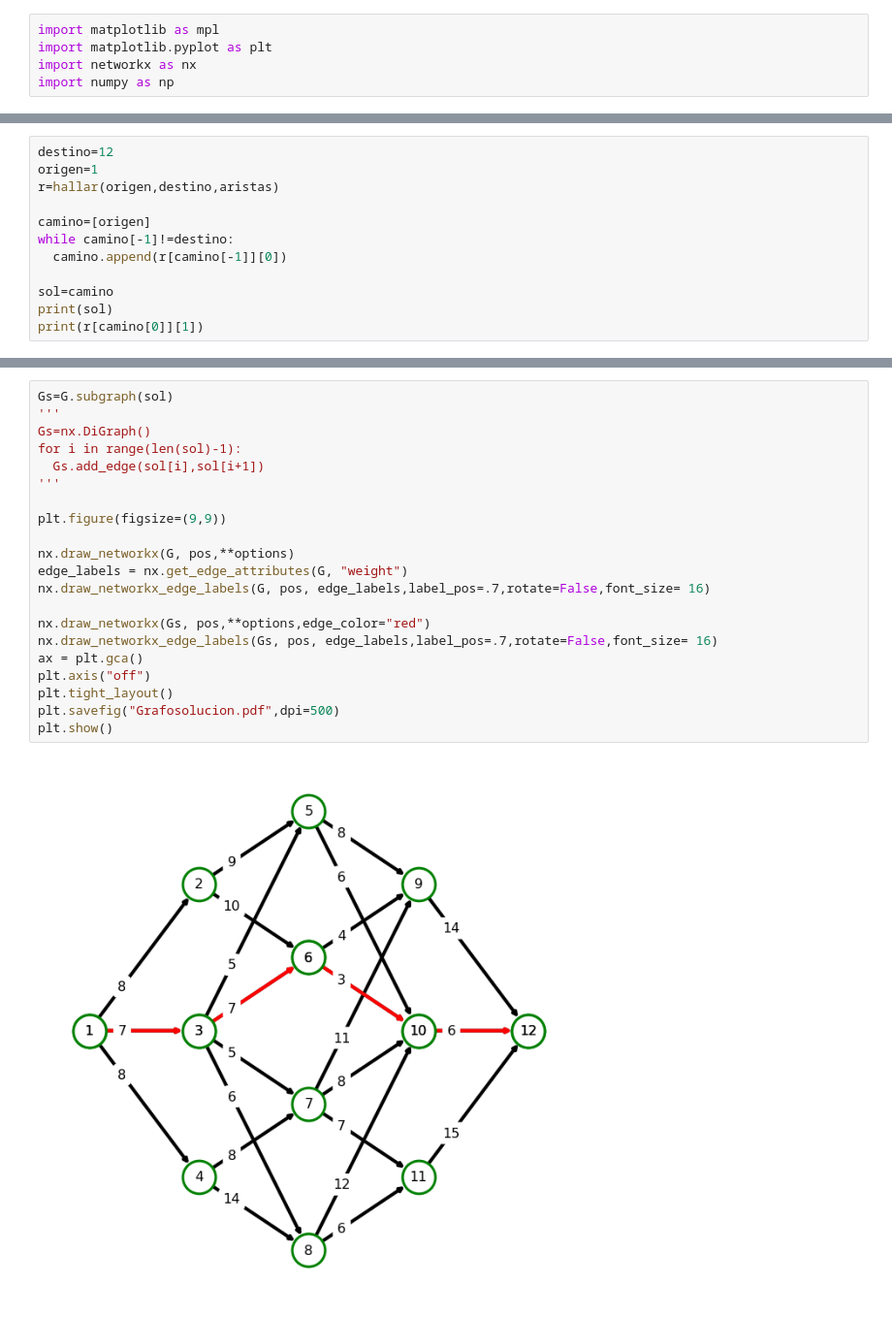
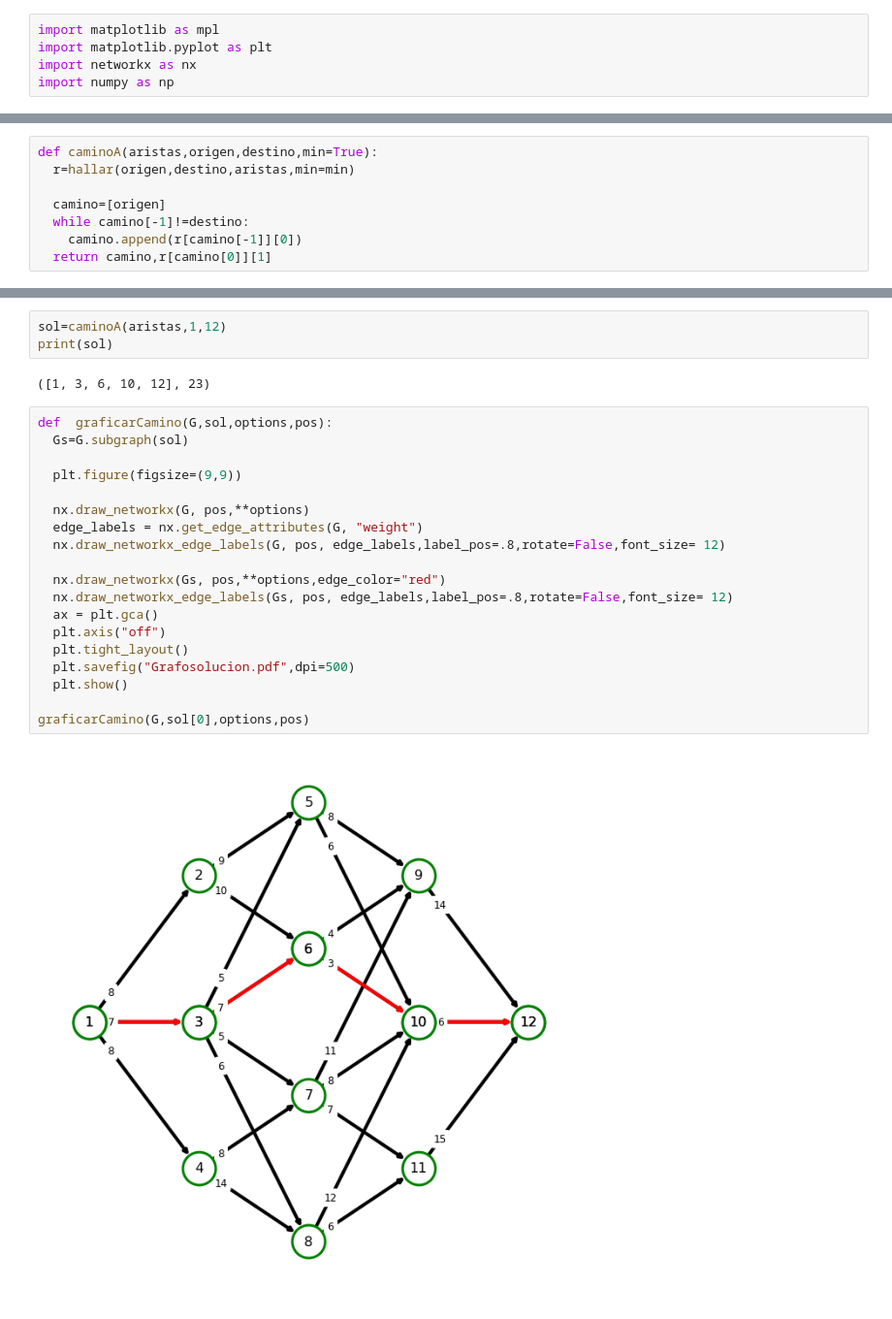
Before and after one commit to Michael-Jimenez-C/Investigaci-n-de-operaciones, a Jupyter notebook: Tarea5IO/PD_deterministica.ipynb, the cells around one changed output, grey strips where cells are left out. Shown: that part at 97% size. Drawn from its saved outputs; the diff is of its cells as text.

```diff
--- a/Tarea5IO/PD_deterministica.ipynb
+++ b/Tarea5IO/PD_deterministica.ipynb
@@ -89,12 +78,8 @@ def hallar(origen,destino,aristas,i=-1,r={}):
 # %%
-destino=12
-origen=1
-r=hallar(origen,destino,aristas)
+def caminoA(aristas,origen,destino,min=True):
+  r=hallar(origen,destino,aristas,min=min)
 
-camino=[origen]
-while camino[-1]!=destino:
-  camino.append(r[camino[-1]][0])
-
-sol=camino
-print(sol)
-print(r[camino[0]][1])
+  camino=[origen]
+  while camino[-1]!=destino:
+    camino.append(r[camino[-1]][0])
+  return camino,r[camino[0]][1]
@@ -104,23 +86,26 @@ print(r[camino[0]][1])
+# %%
+sol=caminoA(aristas,1,12)
+print(sol)
+# %% [output]
+([1, 3, 6, 10, 12], 23)
 # %%
-Gs=G.subgraph(sol)
-'''
-Gs=nx.DiGraph()
-for i in range(len(sol)-1):
-  Gs.add_edge(sol[i],sol[i+1])
-'''
+def  graficarCamino(G,sol,options,pos):
+  Gs=G.subgraph(sol)
 
-plt.figure(figsize=(9,9))
+  plt.figure(figsize=(9,9))
 
-nx.draw_networkx(G, pos,**options)
-edge_labels = nx.get_edge_attributes(G, "weight")
-nx.draw_networkx_edge_labels(G, pos, edge_labels,label_pos=.7,rotate=False,font_size= 16)
+  nx.draw_networkx(G, pos,**options)
+  edge_labels = nx.get_edge_attributes(G, "weight")
+  nx.draw_networkx_edge_labels(G, pos, edge_labels,label_pos=.8,rotate=False,font_size= 12)
 
-nx.draw_networkx(Gs, pos,**options,edge_color="red")
-nx.draw_networkx_edge_labels(Gs, pos, edge_labels,label_pos=.7,rotate=False,font_size= 16)
-ax = plt.gca()
-plt.axis("off")
-plt.tight_layout()
-plt.savefig("Grafosolucion.pdf",dpi=500)
-plt.show()
+  nx.draw_networkx(Gs, pos,**options,edge_color="red")
+  nx.draw_networkx_edge_labels(Gs, pos, edge_labels,label_pos=.8,rotate=False,font_size= 12)
+  ax = plt.gca()
+  plt.axis("off")
+  plt.tight_layout()
+  plt.savefig("Grafosolucion.pdf",dpi=500)
+  plt.show()
+
+graficarCamino(G,sol[0],options,pos)
 # %% [output]
-[figure, old version]
+[figure, new version]
```
Also changed, not shown: parts of 15 cells of this notebook.
